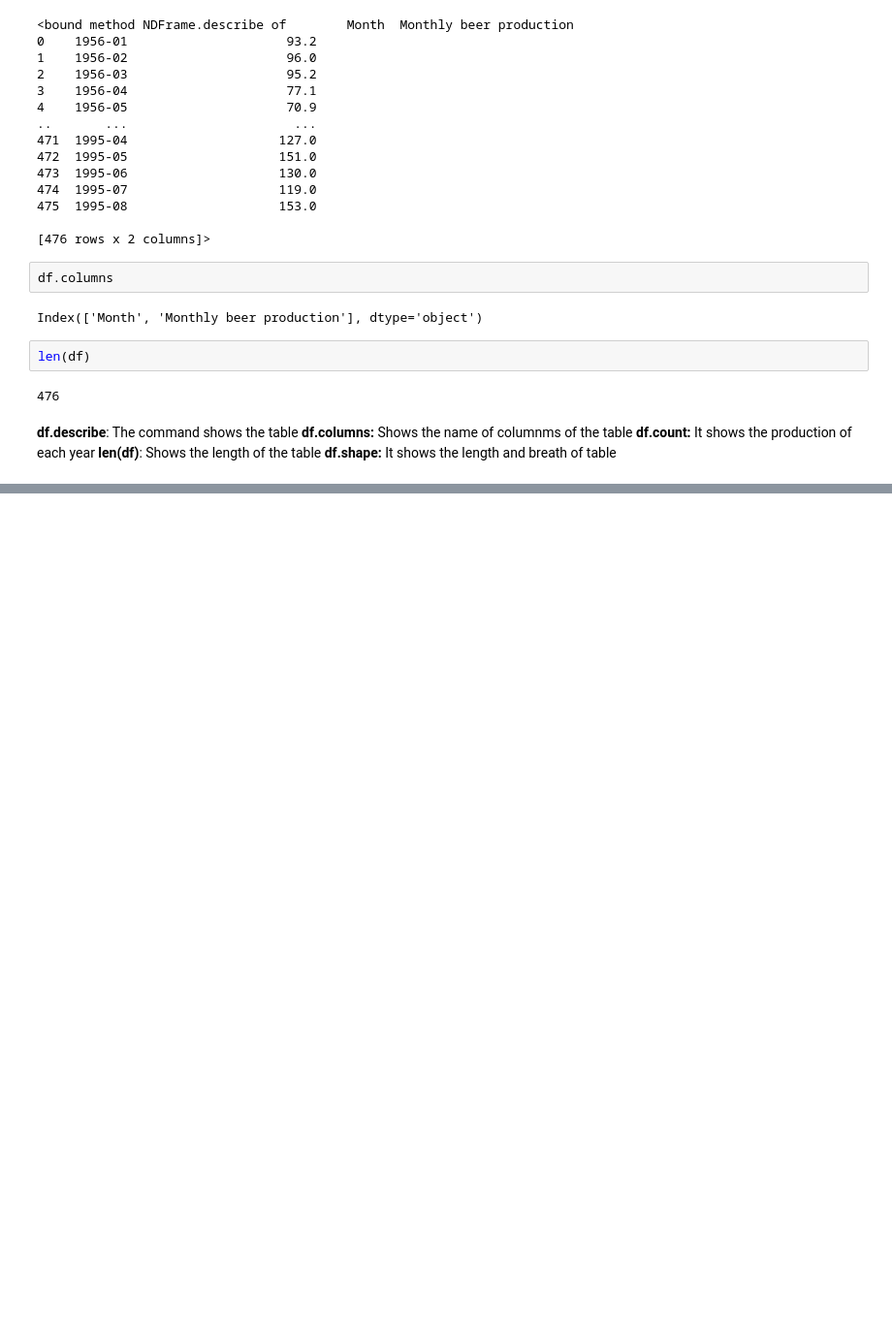
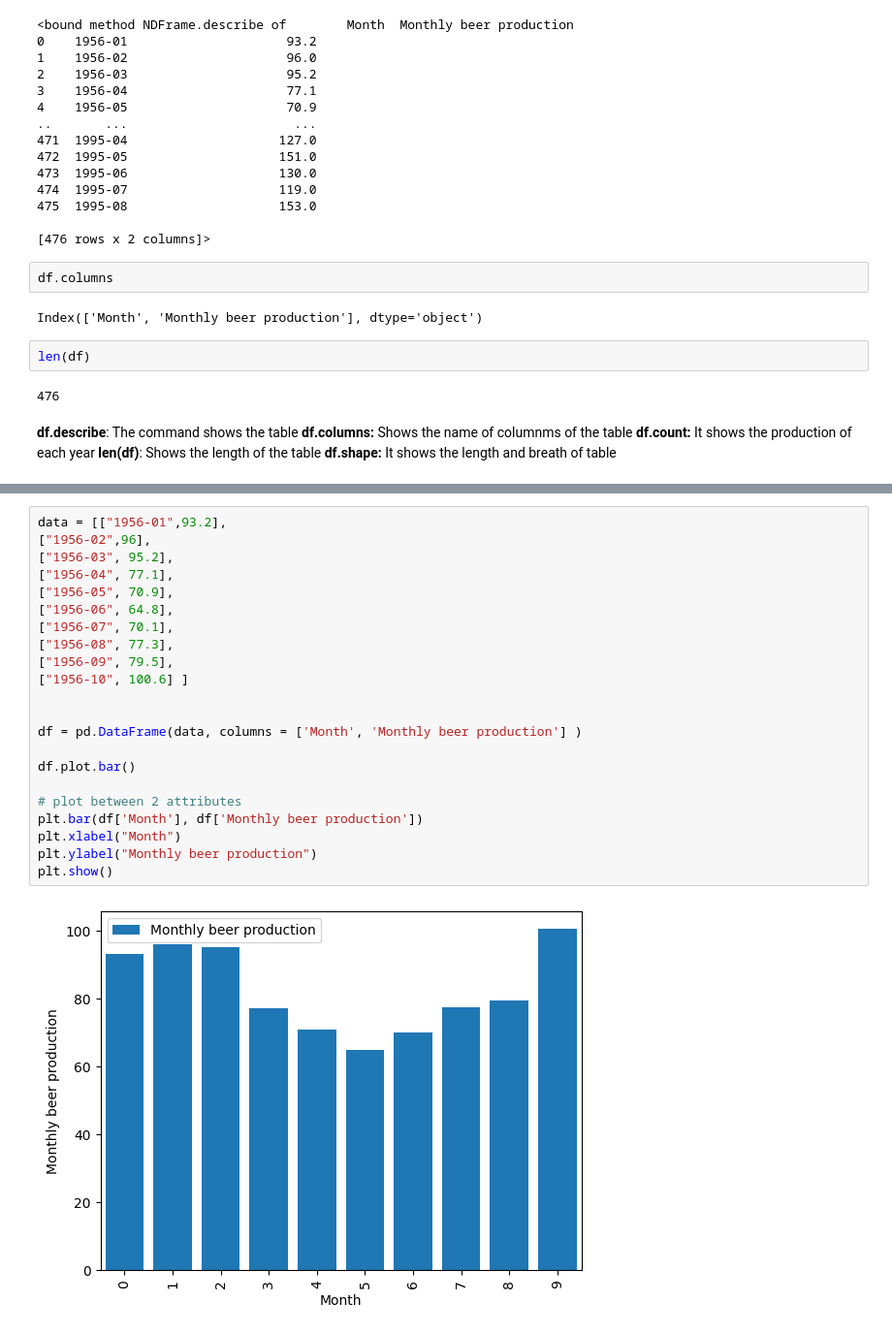
Before and after one commit to bhavana2904/PES-IO, a Jupyter notebook: PES_IO.ipynb, the cells around one changed output, grey strips where cells are left out. Shown: that part at 97% size. Saved outputs shown, nothing was run; the diff lists cells and outputs as text; blank space fills up the shorter version.

```diff
--- a/PES_IO.ipynb
+++ b/PES_IO.ipynb
@@ -205,0 +231,24 @@ len(df)
+# %%
+data = [["1956-01",93.2],
+["1956-02",96],
+["1956-03",	95.2],
+["1956-04",	77.1],
+["1956-05",	70.9],
+["1956-06",	64.8],
+["1956-07",	70.1],
+["1956-08",	77.3],
+["1956-09",	79.5],
+["1956-10",	100.6] ]
+
+
+df = pd.DataFrame(data, columns = ['Month', 'Monthly beer production'] )
+
+df.plot.bar()
+
+# plot between 2 attributes
+plt.bar(df['Month'], df['Monthly beer production'])
+plt.xlabel("Month")
+plt.ylabel("Monthly beer production")
+plt.show()
+# %% [output]
+[figure, added]
```
Also changed, not shown: parts of 2 cells of this notebook.
